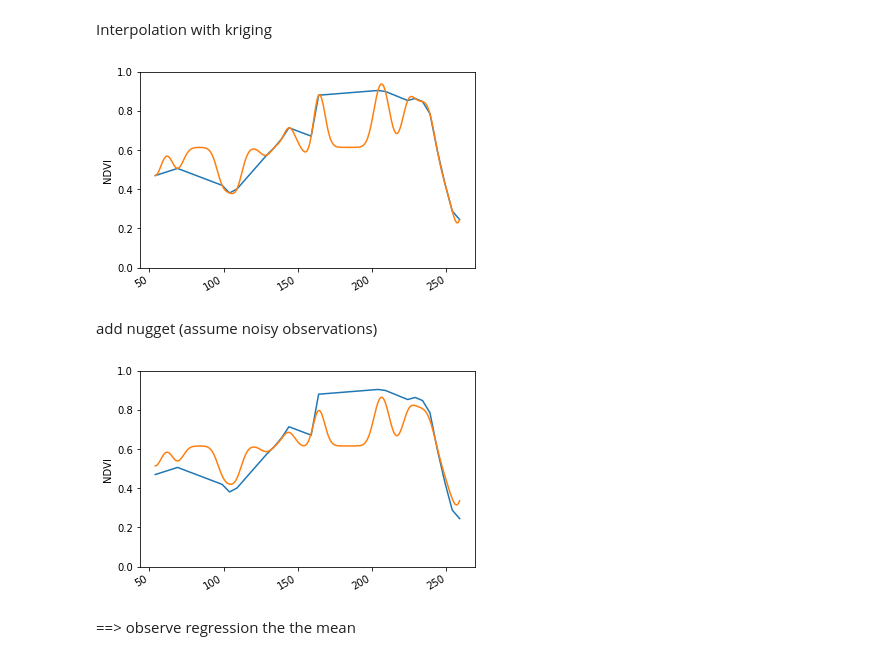
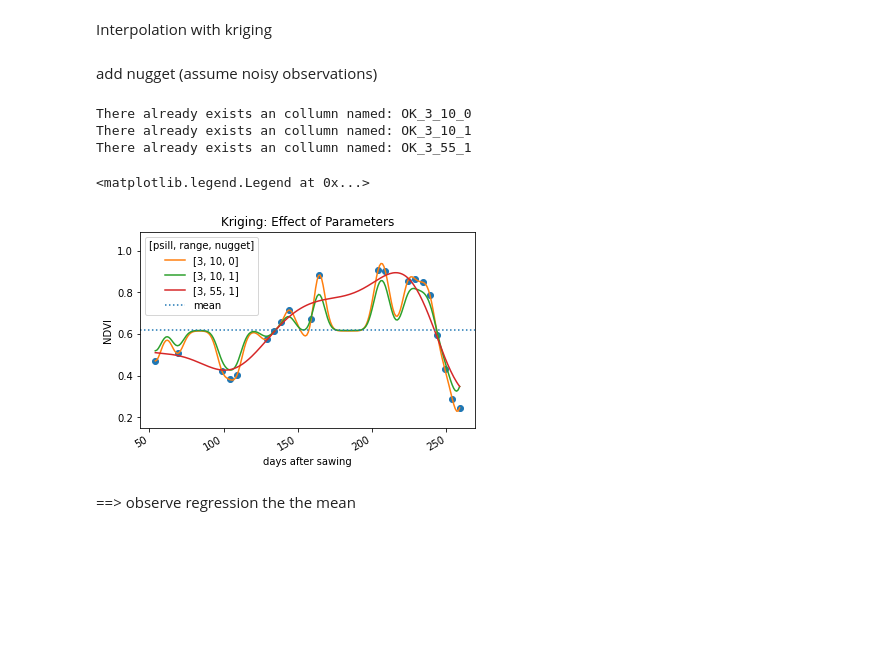
Before and after one commit to LGraz/MasterThesis-Code, a Jupyter notebook: methods/kriging.ipynb, the cells around one changed output. Cells and saved outputs as stored; diff of their text form; code cells hidden in the pictures; blank space fills up the shorter version.

```diff
--- a/methods/kriging.ipynb
+++ b/methods/kriging.ipynb
@@ -77,24 +104,34 @@ for pix in pixels:
-# %%
-def plot_kriging_param(pix, psill, range, nugget):
-    pix.plot_ndvi()
-    name = "OK_"+str(psill)+"_"+str(range)+"_"+str(nugget)
-    pix.get_ordinary_kriging(name=name, ok_args={"variogram_model": "gaussian", "variogram_parameters": [
-                             psill, range, nugget]})  # [psill, range, nugget]
-    pix.plot_step_interpolate(name)
-
-pix = pixels[6]
 # %% [markdown]
 Interpolation with kriging
-# %%
-plot_kriging_param(pix, 10,10,0)
-# %% [output]
-[figure, removed]
 # %% [markdown]
 add nugget (assume noisy observations)
-# %%
-plot_kriging_param(pix, 10,10,3)
-# %% [output]
-[figure, removed]
+# %%
+def plot_kriging_param(pix, psill_range_nugget, **plot_args):
+    psill, range_, nugget = psill_range_nugget
+    name = "OK_"+str(psill)+"_"+str(range_)+"_"+str(nugget)
+    pix.get_ordinary_kriging(name=name, ok_args={"variogram_model": "gaussian", "variogram_parameters": [
+                             psill, range_, nugget]})  # [psill, range, nugget]
+    pix.plot_step_interpolate(name, **plot_args)
+
+
+pix = pixels[6]
+pix.plot_ndvi("o", ylim=[0.15,1.09])
+par1 = [3, 10, 0]
+plot_kriging_param(pix, par1, label=str(par1))
+par2 = [3, 10, 1]
+plot_kriging_param(pix, par2, label=str(par2))
+par3 = [3, 55, 1]
+plot_kriging_param(pix, par3, label=str(par3))
+plt.axhline(np.mean(pix.ndvi), label="mean", ls=":")
+plt.title("Kriging: Effect of Parameters")
+
+plt.legend(title="[psill, range, nugget]")
+# %% [output]
+There already exists an collumn named: OK_3_10_0
+There already exists an collumn named: OK_3_10_1
+There already exists an collumn named: OK_3_55_1
+<matplotlib.legend.Legend at 0x...>
+[figure, added]
 # %% [markdown]
 ==> observe regression the the mean
 # %% [markdown]
```
Also changed, not shown: parts of 6 cells of this notebook, 1 other file.
